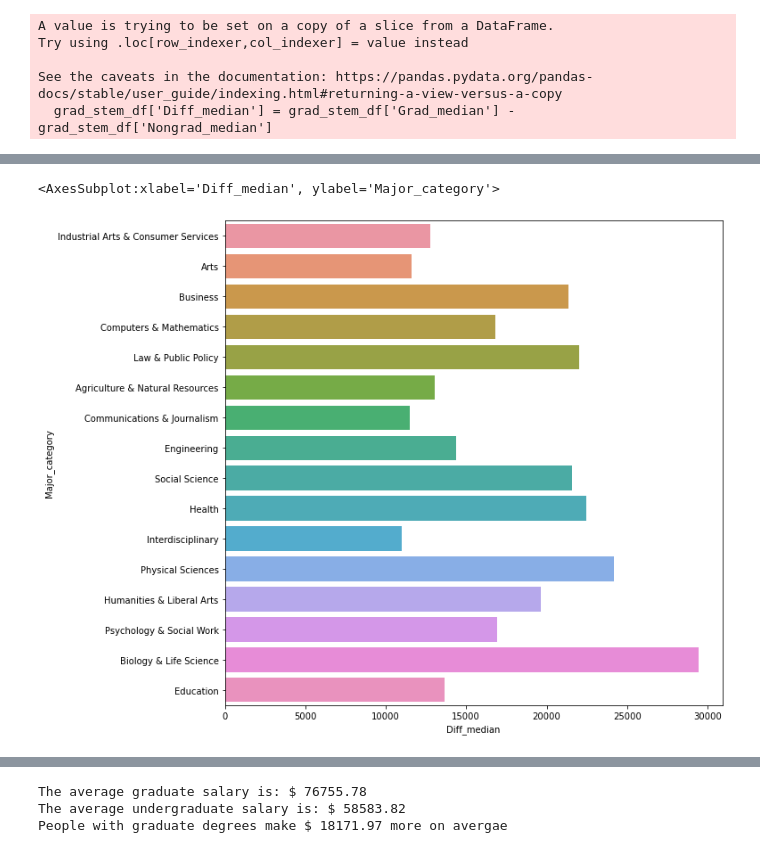
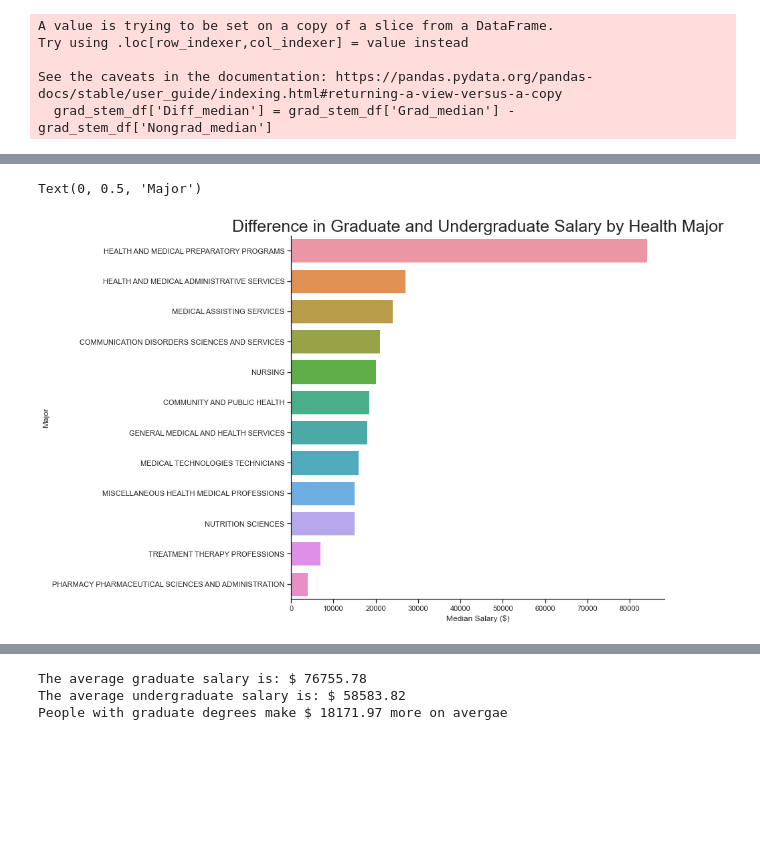
Before and after one commit to jhaarala23/dasc2103project, a Jupyter notebook: analysis_for_project.ipynb, the cells around one changed output, grey strips where cells are left out. Drawn from its saved outputs; the diff is of its cells as text; code cells hidden in the pictures; blank space fills up the shorter version.

```diff
--- a/analysis_for_project.ipynb
+++ b/analysis_for_project.ipynb
@@ -33,3 +37,5 @@ majors_stem = majors[majors['Major_category'].isin(stem)]
 # %%
 majors_stem['Employed'].hist(bins=20, range=(0,200000), figsize=(12,8))
+custom_params = {"axes.spines.right": False, "axes.spines.top": False, "axes.titlesize": 25}
+sns.set_theme(style="ticks", rc=custom_params)
 # %% [output]
@@ -113,3 +138,5 @@ Try using .loc[row_indexer,col_indexer] = value instead
 
 See the caveats in the documentation: https://pandas.pydata.org/pandas-docs/stable/user_guide/indexing.html#returning-a-view-versus-a-copy
   grad_stem_df['Diff_median'] = grad_stem_df['Grad_median'] - grad_stem_df['Nongrad_median']
+# %%
+grad_health_df = grad_df[grad_df['Major_category'] == 'Health']
@@ -122,6 +156,13 @@ sns.barplot(x = 'Grad_median', y = 'Major_category', data = grad_df, orient = 'h
+# %%
+health_diff_sorted = grad_health_df.sort_values('Diff_median', ascending = False)
 # %%
 plt.figure(figsize=(10, 10))
-sns.barplot(x = 'Diff_median', y = 'Major_category', data = grad_df, orient = 'h', ci = None)
+grad_health_bar = sns.barplot(x = 'Diff_median', y = 'Major', data = health_diff_sorted, orient = 'h', ci = None)
+grad_health_bar.set_title("Difference in Graduate and Undergraduate Salary by Health Major")
+grad_health_bar.set_xlabel("Median Salary ($)")
+grad_health_bar.set_ylabel("Major")
+
+plt.show()
 # %% [output]
-<AxesSubplot:xlabel='Diff_median', ylabel='Major_category'>
+Text(0, 0.5, 'Major')
-[figure, old version]
+[figure, new version]
```
Also changed, not shown: parts of 32 cells of this notebook.
